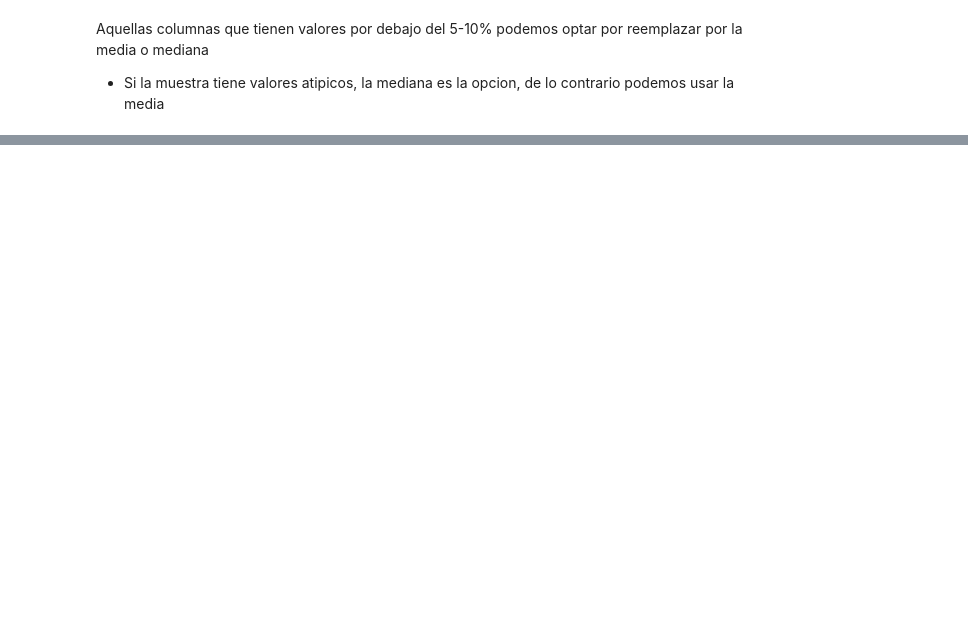
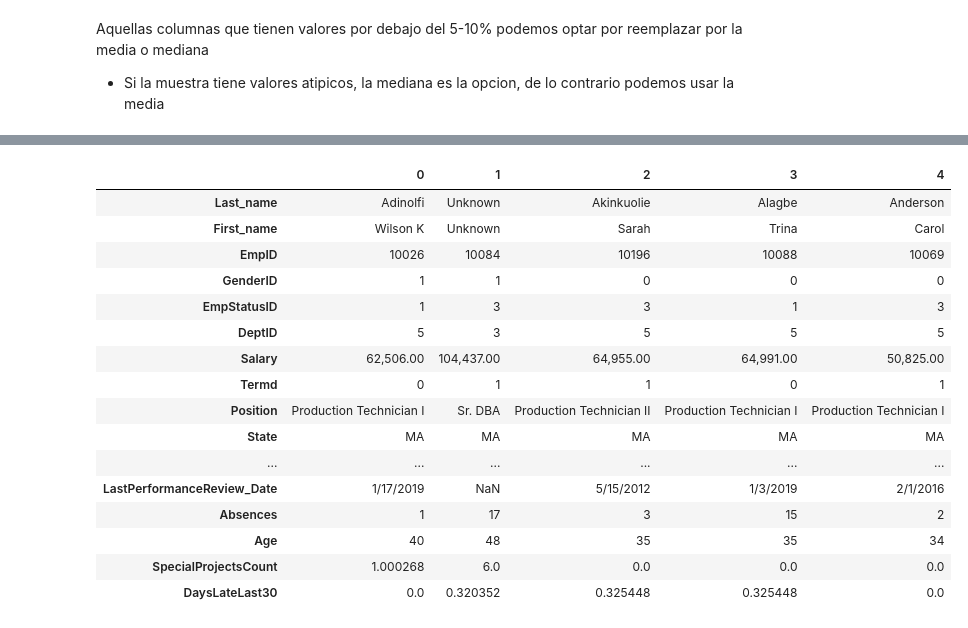
Before and after one commit to Adalab/Adalab-project-da-promo-Farzana-modulo-4-team-1, a Jupyter notebook: orden_gestion_nulos.ipynb, the cells around one changed output, grey strips where cells are left out. Drawn from its saved outputs; the diff is of its cells as text; code cells hidden in the pictures; blank space fills up the shorter version.

```diff
--- a/orden_gestion_nulos.ipynb
+++ b/orden_gestion_nulos.ipynb
@@ -282,0 +363,5 @@ df_copia.to_csv()
+# %%
+#Nos quedamos con los iterative cuyas medias y medianas coinciden con el original
+
+#Quitamos las columnas originales y las de aquellos métodos q están más alejados de la media y medianas de las originales
+df.drop(['SpecialProjectsCount', 'SpecialProjectsCount_knn', 'DaysLateLast30','DaysLateLast30_knn'], axis =1, inplace=True)
@@ -282,0 +411,54 @@ df_copia.to_csv()
+# %%
+nuevas_columnas = {'Last_name': 'Last_name',
+ 'First_name': 'First_name',
+ 'EmpID': 'EmpID',
+ 'GenderID': 'GenderID',
+ 'EmpStatusID': 'EmpStatusID',
+ 'DeptID': 'DeptID',
+ 'Salary': 'Salary',
+ 'Termd': 'Termd',
+ 'Position': 'Position',
+ 'State': 'State',
+ 'Zip': 'Zip',
+ 'DOB': 'DOB',
+ 'MaritalDesc': 'MaritalDesc',
+ 'CitizenDesc': 'CitizenDesc',
+ 'HispanicLatino': 'HispanicLatino',
+ 'RaceDesc': 'RaceDesc',
+ 'DateofHire': 'DateofHire',
+ 'DateofTermination': 'DateofTermination',
+ 'TermReason': 'TermReason',
+ 'EmploymentStatus': 'EmploymentStatus',
+ 'Department': 'Department',
+ 'ManagerID': 'ManagerID',
+ 'RecruitmentSource': 'RecruitmentSource',
+ 'PerformanceScore': 'PerformanceScore',
+ 'EngagementSurvey': 'EngagementSurvey',
+ 'EmpSatisfaction': 'EmpSatisfaction',
+ 'LastPerformanceReview_Date': 'LastPerformanceReview_Date',
+ 'Absences': 'Absences',
+ 'Age': 'Age',
+ 'SpecialProjectsCount_iterative': 'SpecialProjectsCount',
+ 'DaysLateLast30_iterative': 'DaysLateLast30'}
+# %%
+df.rename(columns = nuevas_columnas, inplace = True)
+# %%
+df.head().T
+# %% [output]
+|  | 0 | 1 | 2 | 3 | 4 |
+| Last_name | Adinolfi | Unknown | Akinkuolie | Alagbe | Anderson |
+| First_name | Wilson K | Unknown | Sarah | Trina | Carol |
+| EmpID | 10026 | 10084 | 10196 | 10088 | 10069 |
+| GenderID | 1 | 1 | 0 | 0 | 0 |
+| EmpStatusID | 1 | 3 | 3 | 1 | 3 |
+| DeptID | 5 | 3 | 5 | 5 | 5 |
+| Salary | 62,506.00 | 104,437.00 | 64,955.00 | 64,991.00 | 50,825.00 |
+| Termd | 0 | 1 | 1 | 0 | 1 |
+| Position | Production Technician I | Sr. DBA | Production Technician II | Production Technician I | Production Technician I |
+| State | MA | MA | MA | MA | MA |
+| ... | ... | ... | ... | ... | ... |
+| LastPerformanceReview_Date | 1/17/2019 | NaN | 5/15/2012 | 1/3/2019 | 2/1/2016 |
+| Absences | 1 | 17 | 3 | 15 | 2 |
+| Age | 40 | 48 | 35 | 35 | 34 |
+| SpecialProjectsCount | 1.000268 | 6.0 | 0.0 | 0.0 | 0.0 |
+| DaysLateLast30 | 0.0 | 0.320352 | 0.325448 | 0.325448 | 0.0 |
```
Also changed, not shown: parts of 52 cells of this notebook, 4 other files.
